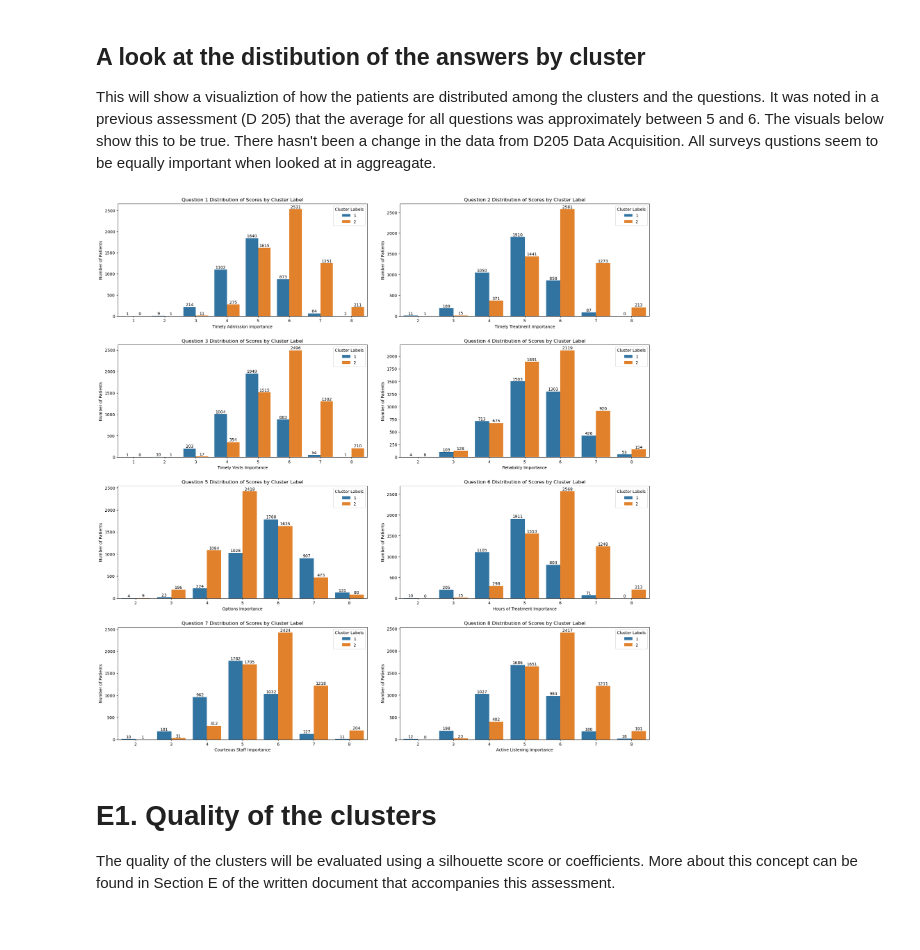
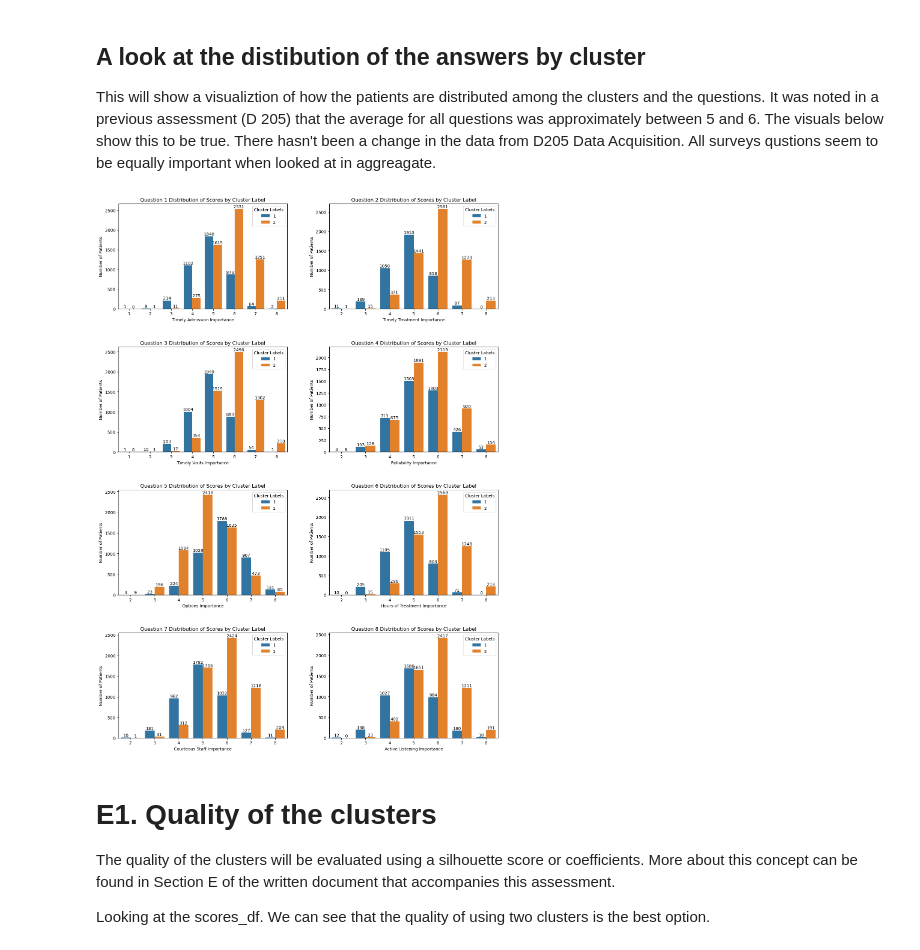
Before and after one commit to HeinoPortfolio/Data-Analytics-Grad-Work, a Jupyter notebook: 8 Data Mining II/Heino D212 Task 1 Hierarchical Clustering.ipynb, the cells around one changed output. Cells and saved outputs as stored; diff of their text form; code cells hidden in the pictures.

```diff
--- a/8 Data Mining II/Heino D212 Task 1 Hierarchical Clustering.ipynb
+++ b/8 Data Mining II/Heino D212 Task 1 Hierarchical Clustering.ipynb
@@ -186,10 +265,10 @@ This will show a visualiztion of how the patients are distributed among the clus
 # %%
 # Visualizing the distribution of the answers to the answers to the questions.
 
-fig, axs = plt.subplots(figsize=(20,20),nrows=4, ncols=2, sharex=False
+fig, axs = plt.subplots(figsize=(15,20),nrows=4, ncols=2, sharex=False
                         , sharey=False)
 
-fig.tight_layout(pad=5.0)
+fig.tight_layout(pad=7.0)
 
 # Question 1
 sns.countplot(data=medical_df, x="timely_admis_surv", ax=axs[0,0]
@@ -230,35 +309,37 @@ sns.countplot(data=medical_df, x="options_surv", ax=axs[2,0]
                                           , title="Question 5 Distribution of Scores by Cluster Label")
 axs[2,0].bar_label(axs[2,0].containers[0])
 axs[2,0].bar_label(axs[2,0].containers[1])
 
 # Question 6
 sns.countplot(data=medical_df, x="hours_of_treatment_surv", ax=axs[2,1]
               , hue="Cluster Labels").set(xlabel="Hours of Treatment Importance"
                                           , ylabel="Number of Patients"
                                           , title="Question 6 Distribution of Scores by Cluster Label")
 axs[2,1].bar_label(axs[2,1].containers[0])
 axs[2,1].bar_label(axs[2,1].containers[1])
 
 # Question 7
 sns.countplot(data=medical_df, x="courteous_staff_surv", ax=axs[3,0]
               , hue="Cluster Labels").set(xlabel="Courteous Staff Importance"
                                           , ylabel="Number of Patients"
                                           , title="Question 7 Distribution of Scores by Cluster Label")
 axs[3,0].bar_label(axs[3,0].containers[0])
 axs[3,0].bar_label(axs[3,0].containers[1])
 
 # Question 8
 sns.countplot(data=medical_df, x="active_listening_surv", ax=axs[3,1]
               , hue="Cluster Labels").set(xlabel="Active Listening Importance"
                                           , ylabel="Number of Patients"
                                           , title="Question 8 Distribution of Scores by Cluster Label")
 axs[3,1].bar_label(axs[3,1].containers[0])
 axs[3,1].bar_label(axs[3,1].containers[1])
 
 plt.show()
 # %% [output]
-[figure, old version]
+[figure, new version]
 # %% [markdown]
 # E1. Quality of the clusters
 
 The quality of the clusters will be evaluated using a silhouette score or coefficients.  More about this concept can be found in Section E of the written document that accompanies this assessment.
+
+Looking at the scores_df.  We can see that the quality of using two clusters is the best option.
```
Also changed, not shown: parts of 33 cells of this notebook.
